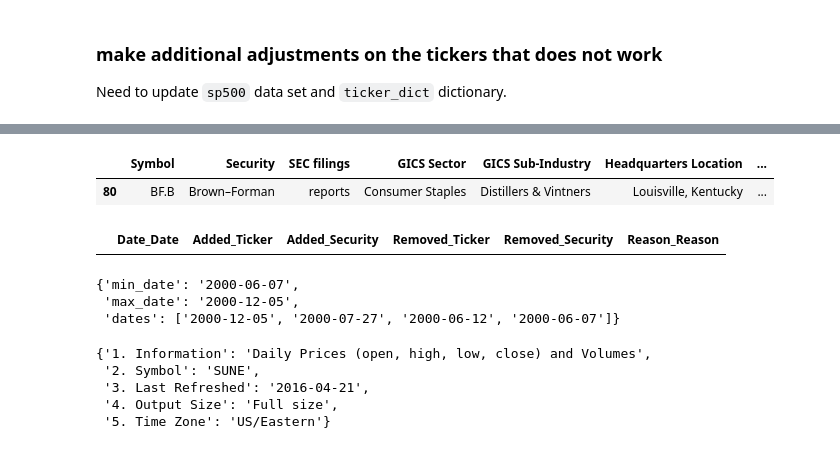
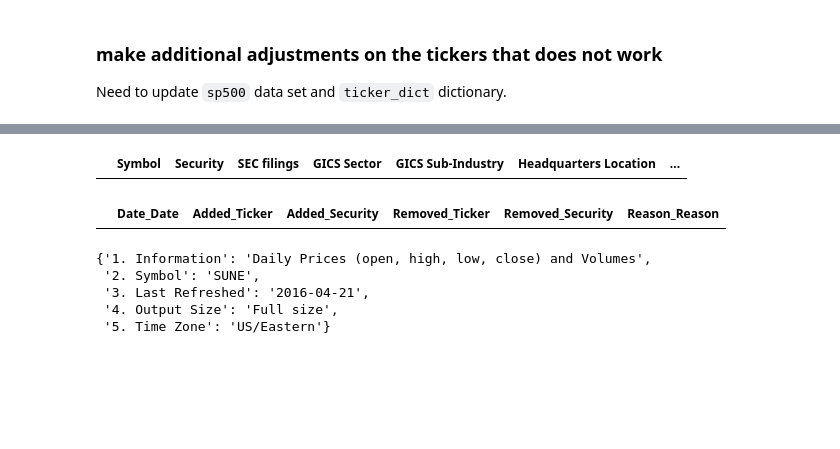
Before and after one commit to hooman34/platform, a Jupyter notebook: notebooks/99_S&P500_over_DMA.ipynb, the cells around one changed output, grey strips where cells are left out. Saved outputs shown, nothing was run; the diff lists cells and outputs as text; code cells hidden in the pictures; blank space fills up the shorter version.

```diff
--- a/notebooks/99_S&P500_over_DMA.ipynb
+++ b/notebooks/99_S&P500_over_DMA.ipynb
@@ -586,6 +607,5 @@ changes.loc[changes.Removed_Ticker=='COL']
 # %%
-constituents.loc[constituents.Symbol=="BF.B"]
+constituents.loc[constituents.Symbol=="NSM"]
 # %% [output]
 |  | Symbol | Security | SEC filings | GICS Sector | GICS Sub-Industry | Headquarters Location | ... |
-| 80 | BF.B | Brown–Forman | reports | Consumer Staples | Distillers & Vintners | Louisville, Kentucky | ... |
 # %%
@@ -593,11 +613,5 @@ changes.loc[changes.Added_Ticker=='BF.B']
 # %% [output]
 |  | Date_Date | Added_Ticker | Added_Security | Removed_Ticker | Removed_Security | Reason_Reason |
-# %%
-ticker_dict['BS']
-# %% [output]
-{'min_date': '2000-06-07',
- 'max_date': '2000-12-05',
- 'dates': ['2000-12-05', '2000-07-27', '2000-06-12', '2000-06-07']}
 # %%
 with open('app/keys/keys.json', 'r') as key_file:
     keys = json.load(key_file)
```
Also changed, not shown: parts of 64 cells of this notebook, 10 other files.
